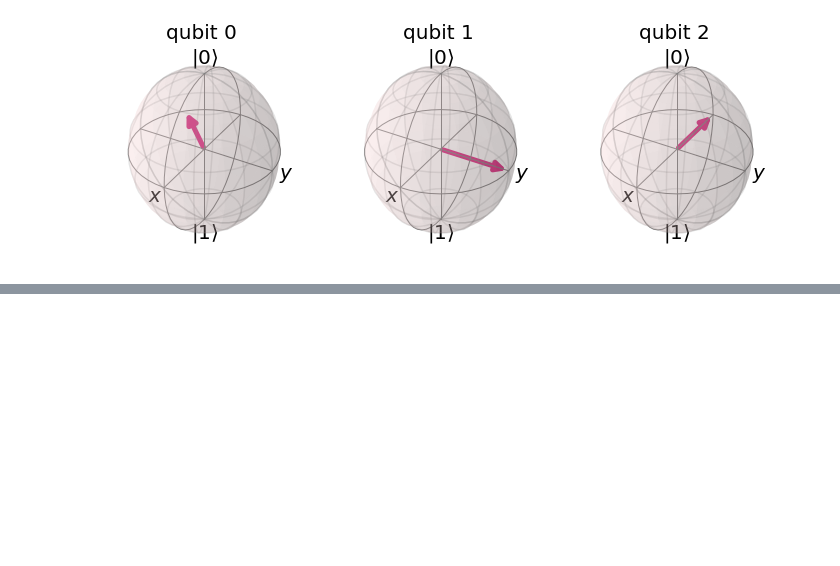
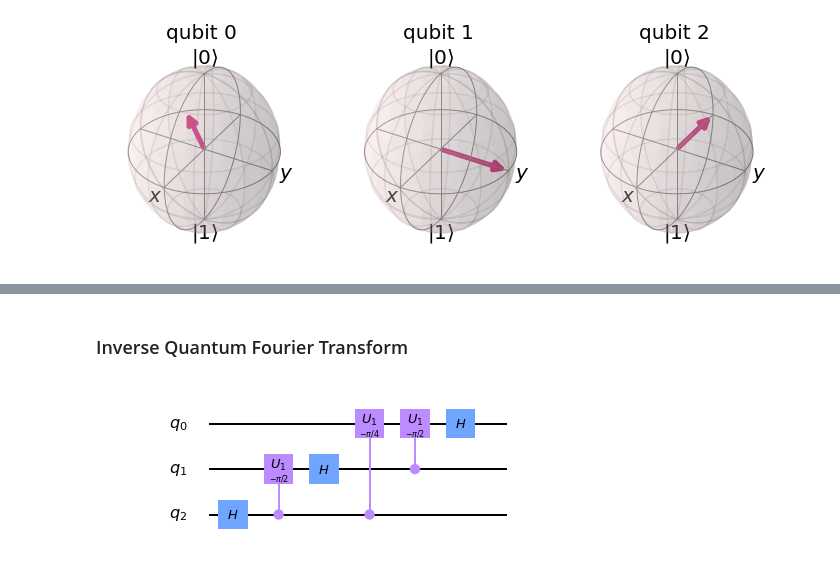
Before and after one commit to asakhnenko/EntangledSolutions, a Jupyter notebook: quantum_fourier_transform_qiskit.ipynb, the cells around one changed output, grey strips where cells are left out. Saved outputs shown, nothing was run; the diff lists cells and outputs as text; code cells hidden in the pictures; blank space fills up the shorter version.

Commit message:
+ Inverse QFT

```diff
--- a/quantum_fourier_transform_qiskit.ipynb
+++ b/quantum_fourier_transform_qiskit.ipynb
@@ -59,5 +63,6 @@ $$|j\rangle = \frac{1}{\sqrt{2^n}}
 # %%
-def addQFTCircuit(circuit):
+def addQFTCircuit(circuit, n_qubits):
+    """ Add QFT gates to existing circuit """
     for current_qubit in range(n_qubits):
         circuit.h(current_qubit)
         for control_qubit in range(current_qubit + 1, n_qubits):
@@ -99,7 +107,8 @@ plot_bloch_multivector(statevector)
 # %% [output]
 [figure]
 # %%
-circuit = addQFTCircuit(circuit)
+# Applying QFT to the circut
+circuit = addQFTCircuit(circuit, n_qubits)
 
 circuit.draw()
 # %% [output]
@@ -114,0 +172,16 @@ plot_bloch_multivector(statevector)
+# %% [markdown]
+### Inverse Quantum Fourier Transform
+# %%
+def addInverseQFTCircuit(circuit, n_qubits):
+    """ Add Inverse QFT gate to the circuit """
+    circuit_qft = QuantumCircuit(n_qubits)
+    circuit_qft = addQFTCircuit(circuit_qft, n_qubits)
+    circuit.append(circuit_qft.inverse(), circuit_qft.qubits[:n_qubits])
+    return circuit.decompose()
+# %%
+circuit_inverse = QuantumCircuit(n_qubits)
+circuit_inverse = addInverseQFTCircuit(circuit_inverse, n_qubits)
+
+circuit_inverse.draw()
+# %% [output]
+[figure, added]
```
Also changed, not shown: parts of 18 cells of this notebook.
